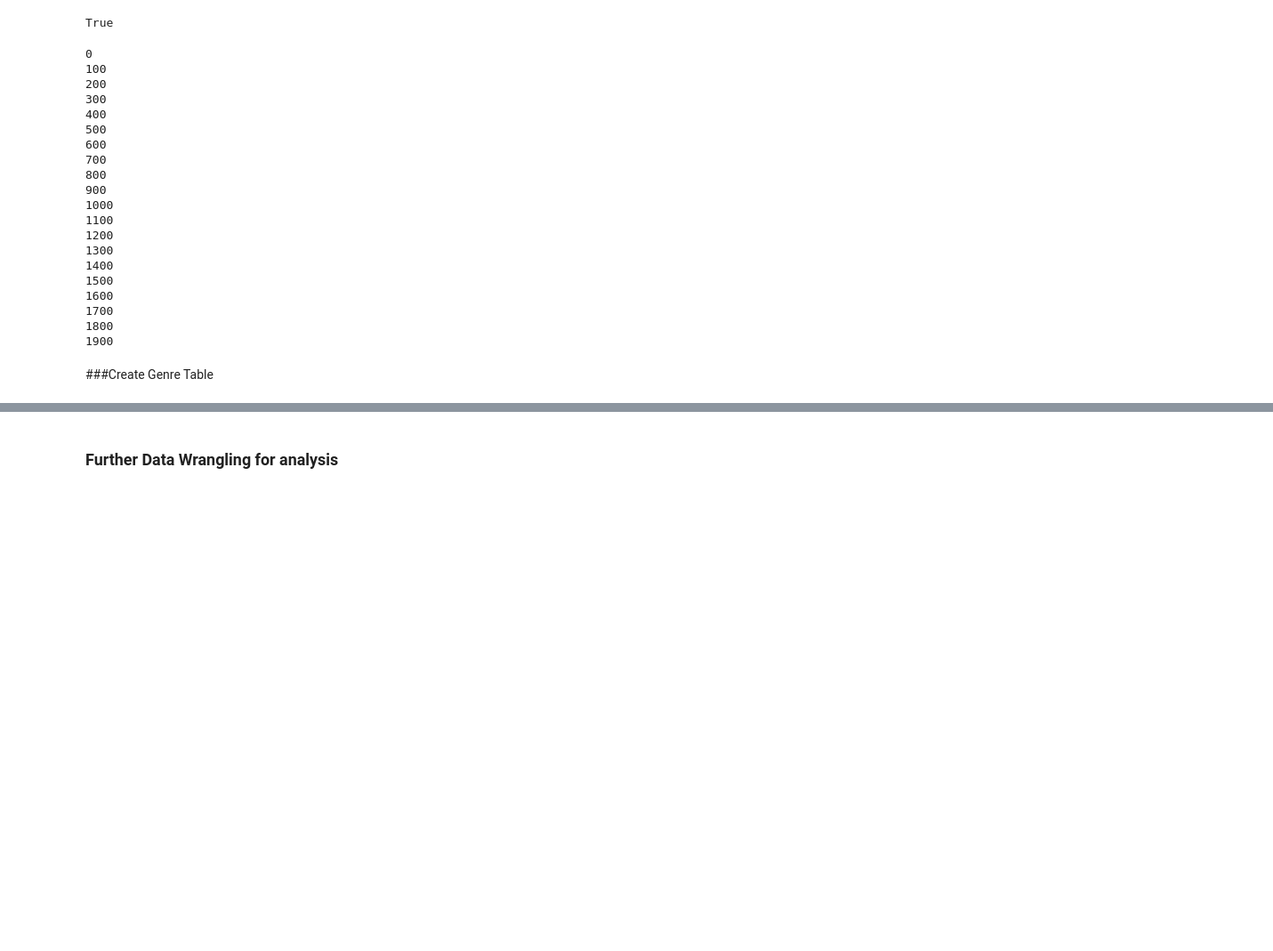
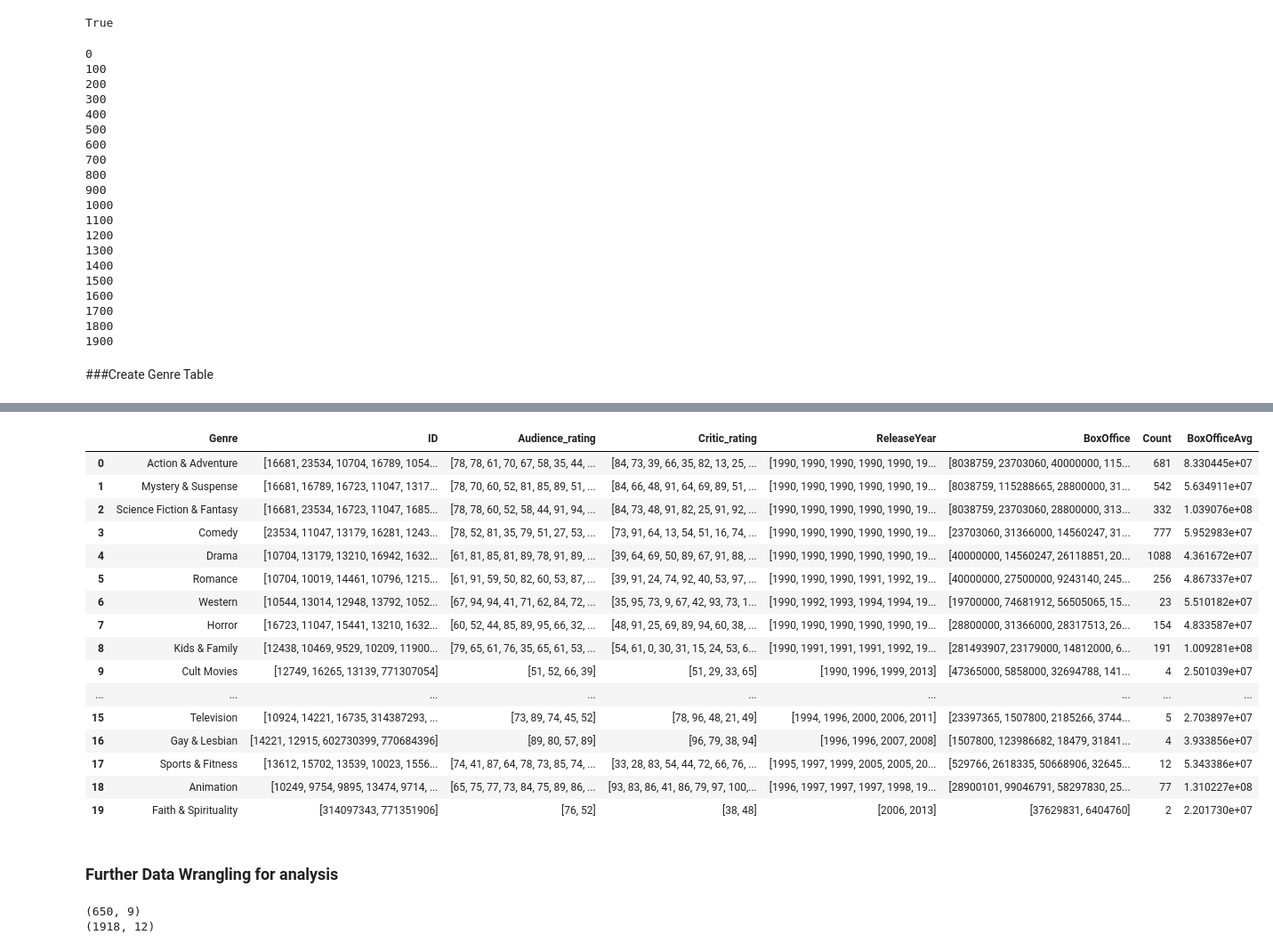
Before and after one commit to lantian2012/DataScience, a Jupyter notebook: Progress-PH.ipynb, the cells around one changed output, grey strips where cells are left out. Shown at 89% size. Drawn from its saved outputs; the diff is of its cells as text; code cells hidden in the pictures; blank space fills up the shorter version.

```diff
--- a/Progress-PH.ipynb
+++ b/Progress-PH.ipynb
@@ -1374,0 +1392,10 @@ CriticRaw.to_pickle('CriticRaw.pkl')
+# %%
+GenreTable = pd.DataFrame()
+unique_genre = []
+for g in MovieTable.Genre:
+    for i in g:
+       if i not in unique_genre:
+            unique_genre.append(i)
+print unique_genre
+len(unique_genre)
+GenreTable["Genre"] = unique_genre
@@ -1374,0 +1412,52 @@ CriticRaw.to_pickle('CriticRaw.pkl')
+# %%
+Audience_rating = [list([]) for i in xrange(len(unique_genre))]
+Critic_rating = [list([]) for i in xrange(len(unique_genre))]
+ID = [list([]) for i in xrange(len(unique_genre))]
+ReleaseYear = [list([]) for i in xrange(len(unique_genre))]
+BoxOffice = [list([]) for i in xrange(len(unique_genre))]
+for row_index in xrange(MovieTable.shape[0]):
+    i = -1
+    for genre in unique_genre:
+        i = i + 1
+        if genre in MovieTable["Genre"][row_index]:
+            ID[i].append(MovieTable["ID"][row_index])
+            Audience_rating[i].append(MovieTable["Audience_rating"][row_index])
+            Critic_rating[i].append(MovieTable["Critic_rating"][row_index])
+            ReleaseYear[i].append(MovieTable["Release"][row_index][0:4])
+            BoxOffice[i].append(MovieTable["BoxOffice"][row_index])
+GenreTable["ID"] = ID
+GenreTable["Audience_rating"] = Audience_rating
+GenreTable["Critic_rating"] = Critic_rating
+GenreTable["ReleaseYear"] = ReleaseYear
+GenreTable["BoxOffice"] = BoxOffice
+# %%
+Count = []
+for i in ID:
+    Count.append(len(i))
+GenreTable["Count"] = Count
+# %%
+import numpy as np
+BoxOfficeAvg = []
+for i in BoxOffice:
+    BoxOfficeAvg.append(np.mean(np.asarray(i)))
+GenreTable["BoxOfficeAvg"] = BoxOfficeAvg
+# %%
+GenreTable
+# %% [output]
+|  | Genre | ID | Audience_rating | Critic_rating | ReleaseYear | BoxOffice | Count | BoxOfficeAvg |
+| 0 | Action & Adventure | [16681, 23534, 10704, 16789, 1054... | [78, 78, 61, 70, 67, 58, 35, 44, ... | [84, 73, 39, 66, 35, 82, 13, 25, ... | [1990, 1990, 1990, 1990, 1990, 19... | [8038759, 23703060, 40000000, 115... | 681 | 8.330445e+07 |
+| 1 | Mystery & Suspense | [16681, 16789, 16723, 11047, 1317... | [78, 70, 60, 52, 81, 85, 89, 51, ... | [84, 66, 48, 91, 64, 69, 89, 51, ... | [1990, 1990, 1990, 1990, 1990, 19... | [8038759, 115288665, 28800000, 31... | 542 | 5.634911e+07 |
+| 2 | Science Fiction & Fantasy | [16681, 23534, 16723, 11047, 1685... | [78, 78, 60, 52, 58, 44, 91, 94, ... | [84, 73, 48, 91, 82, 25, 91, 92, ... | [1990, 1990, 1990, 1990, 1990, 19... | [8038759, 23703060, 28800000, 313... | 332 | 1.039076e+08 |
+| 3 | Comedy | [23534, 11047, 13179, 16281, 1243... | [78, 52, 81, 35, 79, 51, 27, 53, ... | [73, 91, 64, 13, 54, 51, 16, 74, ... | [1990, 1990, 1990, 1990, 1990, 19... | [23703060, 31366000, 14560247, 31... | 777 | 5.952983e+07 |
+| 4 | Drama | [10704, 13179, 13210, 16942, 1632... | [61, 81, 85, 81, 89, 78, 91, 89, ... | [39, 64, 69, 50, 89, 67, 91, 88, ... | [1990, 1990, 1990, 1990, 1990, 19... | [40000000, 14560247, 26118851, 20... | 1088 | 4.361672e+07 |
+| 5 | Romance | [10704, 10019, 14461, 10796, 1215... | [61, 91, 59, 50, 82, 60, 53, 87, ... | [39, 91, 24, 74, 92, 40, 53, 97, ... | [1990, 1990, 1990, 1991, 1992, 19... | [40000000, 27500000, 9243140, 245... | 256 | 4.867337e+07 |
+| 6 | Western | [10544, 13014, 12948, 13792, 1052... | [67, 94, 94, 41, 71, 62, 84, 72, ... | [35, 95, 73, 9, 67, 42, 93, 73, 1... | [1990, 1992, 1993, 1994, 1994, 19... | [19700000, 74681912, 56505065, 15... | 23 | 5.510182e+07 |
+| 7 | Horror | [16723, 11047, 15441, 13210, 1632... | [60, 52, 44, 85, 89, 95, 66, 32, ... | [48, 91, 25, 69, 89, 94, 60, 38, ... | [1990, 1990, 1990, 1990, 1990, 19... | [28800000, 31366000, 28317513, 26... | 154 | 4.833587e+07 |
+| 8 | Kids & Family | [12438, 10469, 9529, 10209, 11900... | [79, 65, 61, 76, 35, 65, 61, 53, ... | [54, 61, 0, 30, 31, 15, 24, 53, 6... | [1990, 1991, 1991, 1991, 1992, 19... | [281493907, 23179000, 14812000, 6... | 191 | 1.009281e+08 |
+| 9 | Cult Movies | [12749, 16265, 13139, 771307054] | [51, 52, 66, 39] | [51, 29, 33, 65] | [1990, 1996, 1999, 2013] | [47365000, 5858000, 32694788, 141... | 4 | 2.501039e+07 |
+| ... | ... | ... | ... | ... | ... | ... | ... | ... |
+| 15 | Television | [10924, 14221, 16735, 314387293, ... | [73, 89, 74, 45, 52] | [78, 96, 48, 21, 49] | [1994, 1996, 2000, 2006, 2011] | [23397365, 1507800, 2185266, 3744... | 5 | 2.703897e+07 |
+| 16 | Gay & Lesbian | [14221, 12915, 602730399, 770684396] | [89, 80, 57, 89] | [96, 79, 38, 94] | [1996, 1996, 2007, 2008] | [1507800, 123986682, 18479, 31841... | 4 | 3.933856e+07 |
+| 17 | Sports & Fitness | [13612, 15702, 13539, 10023, 1556... | [74, 41, 87, 64, 78, 73, 85, 74, ... | [33, 28, 83, 54, 44, 72, 66, 76, ... | [1995, 1997, 1999, 2005, 2005, 20... | [529766, 2618335, 50668906, 32645... | 12 | 5.343386e+07 |
+| 18 | Animation | [10249, 9754, 9895, 13474, 9714, ... | [65, 75, 77, 73, 84, 75, 89, 86, ... | [93, 83, 86, 41, 86, 79, 97, 100,... | [1996, 1997, 1997, 1997, 1998, 19... | [28900101, 99046791, 58297830, 25... | 77 | 1.310227e+08 |
+| 19 | Faith & Spirituality | [314097343, 771351906] | [76, 52] | [38, 48] | [2006, 2013] | [37629831, 6404760] | 2 | 2.201730e+07 |
@@ -1375,2 +1466,10 @@ CriticRaw.to_pickle('CriticRaw.pkl')
 # %% [markdown]
 ### Further Data Wrangling for analysis
+# %%
+ActorTable = pd.read_pickle('ActorTable_Twitter_clean.pkl')
+print ActorTable.shape
+MovieTable = pd.read_pickle('MovieTable_Twitter_clean.pkl')
+print MovieTable.shape
+# %% [output]
+(650, 9)
+(1918, 12)
```
Also changed, not shown: parts of 14 cells of this notebook, 4 other files.
